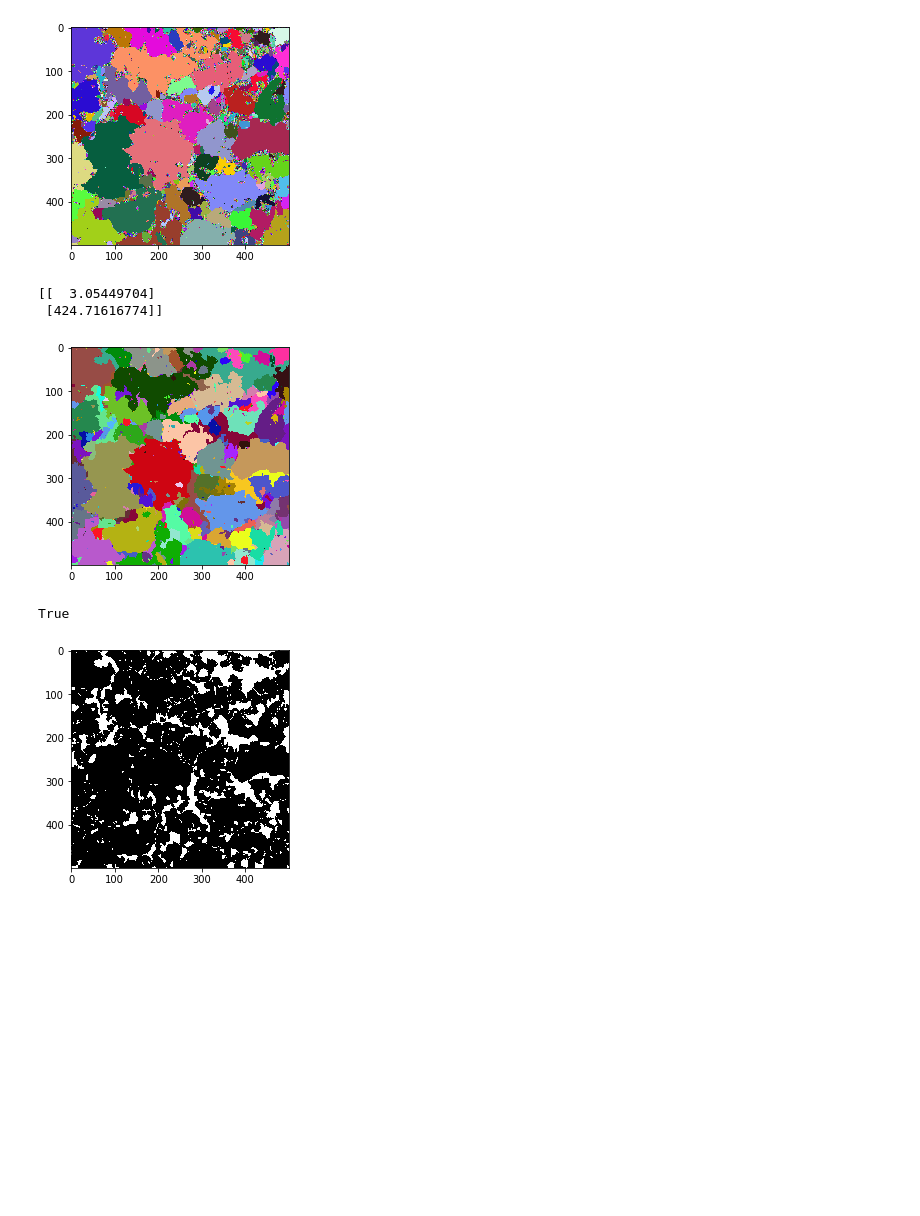
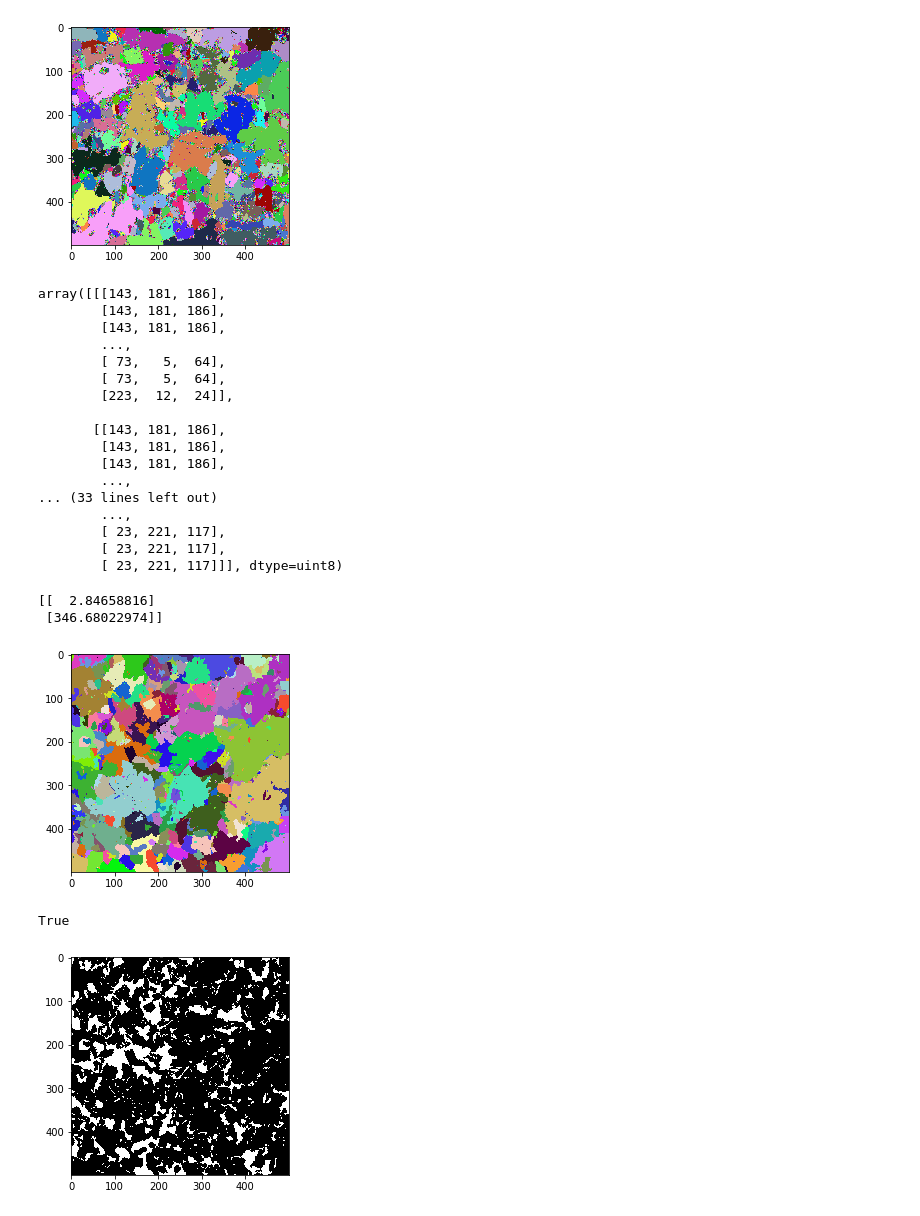
Before and after one commit to tsukiyashirokisaki/dp780, a Jupyter notebook: edge.ipynb, the cells around one changed output. Drawn from its saved outputs; the diff is of its cells as text; code cells hidden in the pictures; blank space fills up the shorter version.

```diff
--- a/edge.ipynb
+++ b/edge.ipynb
@@ -18,8 +18,8 @@ import matplotlib.patches as patches
 from multiprocessing import Process, Pool
 from sklearn.mixture import GaussianMixture
 # %%
-data=Data("data/train/20200916/before/")
-ipf=ipfread("data/train/20200916/before/")
+data=Data("data/test/20200907/before/")
+ipf=ipfread("data/test/20200907//before/")
 orient=data.data["Orient"]
 phase=data.data["Phase"]
 inv = np.load("new_inv.npy")
@@ -62,35 +72,52 @@ class_map=np.zeros([h,w])
 id2clus=dict()
 to_travel=set()
 c=1
 t=3
 while len(vertex)!=0:
     i,j=vertex.pop()
     id2clus[c]=Cluster(c,i,j)
     class_map[i,j]=c
     if phase[i,j]==0:
         c+=1
         continue
     to_travel.add((i,j))
     while len(to_travel)!=0:
         k,l=to_travel.pop()
         class_map[k,l]=c
         id2clus[c].add(k,l)
         for (m,n) in find_neigh((k,l),h,w):
             if k==m: #type2
                 if edge_h[k,min(l,n)]>t:
                     continue
             elif l==n: #type1
                 if edge_v[min(k,m),l]>t:
                     continue
-            if phase[m,n]==1:
+            if phase[m,n]!=0:
                 if (m,n) in vertex:
                     vertex.remove((m,n))
                 if class_map[m,n]==0:
                     to_travel.add((m,n))
     c+=1
 mat2plot(class_map)
 # %% [output]
-[figure, old version]
+[figure, new version]
+array([[[143, 181, 186],
+        [143, 181, 186],
+        [143, 181, 186],
+        ...,
+        [ 73,   5,  64],
+        [ 73,   5,  64],
+        [223,  12,  24]],
+
+       [[143, 181, 186],
+        [143, 181, 186],
+        [143, 181, 186],
+        ...,
+... (33 lines left out)
+        ...,
+        [ 23, 221, 117],
+        [ 23, 221, 117],
+        [ 23, 221, 117]]], dtype=uint8)
 # %%
 num=[]
 for i in range(1,c):
@@ -108,8 +135,8 @@ for id in list(id2clus.keys()):
         for (i,j) in id2clus[id].pixels:
             ma_pixels.add((i,j))
 # %% [output]
-[[  3.05449704]
- [424.71616774]]
+[[  2.84658816]
+ [346.68022974]]
 # %%
 ma_id=set()
 while len(ma_pixels)>0:
@@ -139,9 +166,9 @@ mat2plot(class_map)
 plt.imshow(ma_map,cmap="gray")
 cv2.imwrite("output/test.png",255*ma_map)
 # %% [output]
-[figure, old version]
+[figure, new version]
 True
-[figure, old version]
+[figure, new version]
 # %%
 for id in list(id2clus.keys()):
     neigh=set()
```
Also changed, not shown: parts of 5 cells of this notebook, 7 other files.
